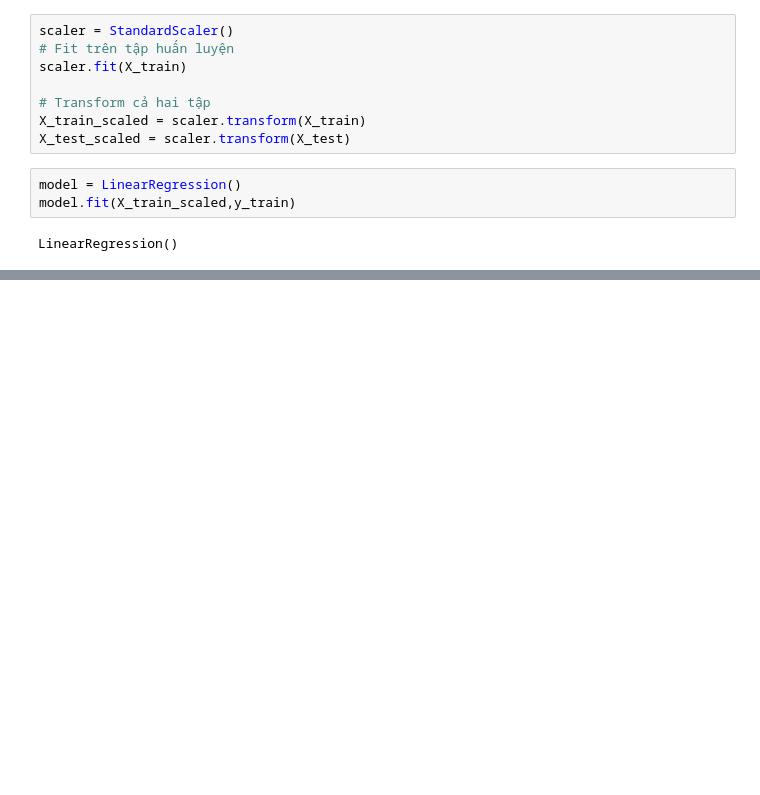
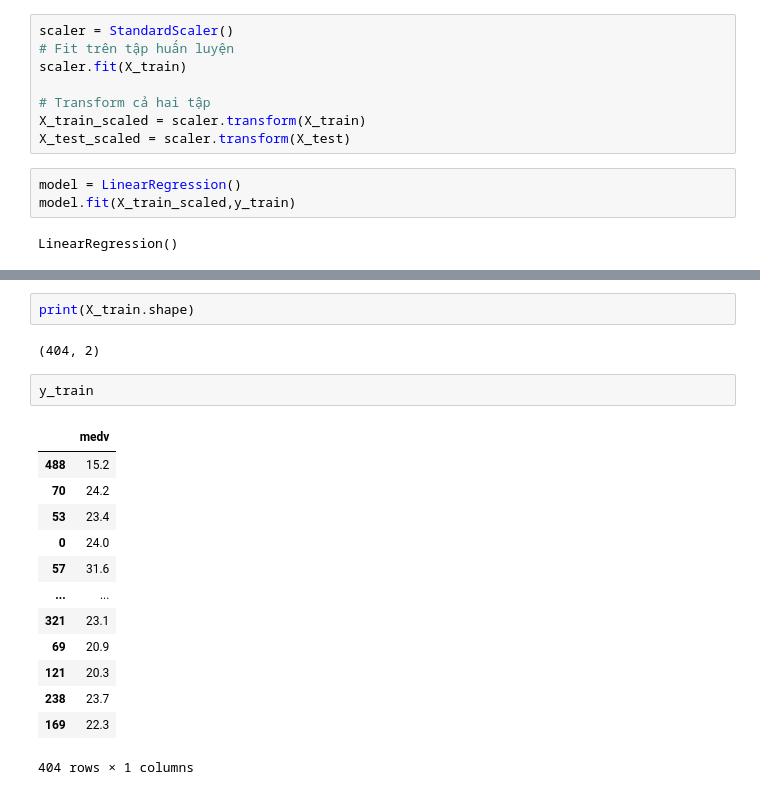
Before and after one commit to bloghaynhat/nmptdlai, a Jupyter notebook: Th09/Test.ipynb, the cells around one changed output, grey strips where cells are left out. Drawn from its saved outputs; the diff is of its cells as text; blank space fills up the shorter version.

```diff
--- a/Th09/Test.ipynb
+++ b/Th09/Test.ipynb
@@ -70,0 +121,20 @@ Hệ số chặn: [22.12483516]
+# %%
+print(X_train.shape)
+# %% [output]
+(404, 2)
+# %%
+y_train
+# %% [output]
+|  | medv |
+| 488 | 15.2 |
+| 70 | 24.2 |
+| 53 | 23.4 |
+| 0 | 24.0 |
+| 57 | 31.6 |
+| ... | ... |
+| 321 | 23.1 |
+| 69 | 20.9 |
+| 121 | 20.3 |
+| 238 | 23.7 |
+| 169 | 22.3 |
+404 rows × 1 columns
```
Also changed, not shown: parts of 13 cells of this notebook, 1 other file.
